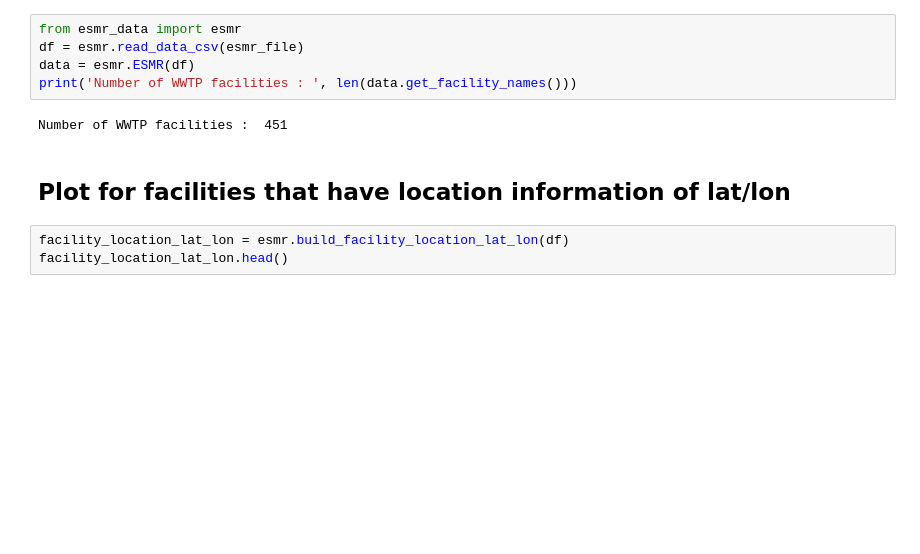
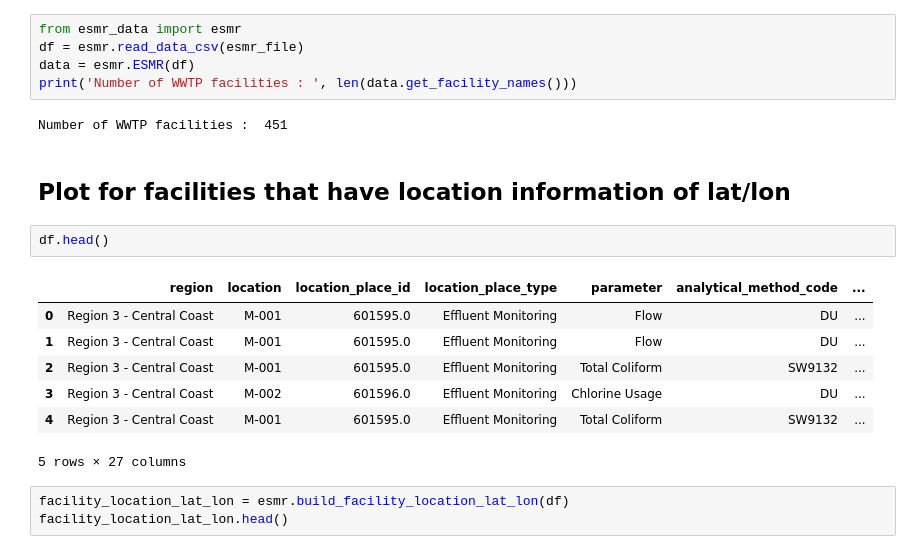
Before and after one commit to dwr-psandhu/esmr_data, a Jupyter notebook: notebooks/esmr_dashboard.ipynb, the cells around one changed output. Saved outputs shown, nothing was run; the diff lists cells and outputs as text; blank space fills up the shorter version.

```diff
--- a/notebooks/esmr_dashboard.ipynb
+++ b/notebooks/esmr_dashboard.ipynb
@@ -47,6 +47,16 @@ print('Number of WWTP facilities : ', len(data.get_facility_names()))
 Number of WWTP facilities :  451
 # %% [markdown]
 ## Plot for facilities that have location information of lat/lon
+# %%
+df.head()
+# %% [output]
+|  | region | location | location_place_id | location_place_type | parameter | analytical_method_code | ... |
+| 0 | Region 3 - Central Coast | M-001 | 601595.0 | Effluent Monitoring | Flow | DU | ... |
+| 1 | Region 3 - Central Coast | M-001 | 601595.0 | Effluent Monitoring | Flow | DU | ... |
+| 2 | Region 3 - Central Coast | M-001 | 601595.0 | Effluent Monitoring | Total Coliform | SW9132 | ... |
+| 3 | Region 3 - Central Coast | M-002 | 601596.0 | Effluent Monitoring | Chlorine Usage | DU | ... |
+| 4 | Region 3 - Central Coast | M-001 | 601595.0 | Effluent Monitoring | Total Coliform | SW9132 | ... |
+5 rows × 27 columns
 # %%
 facility_location_lat_lon = esmr.build_facility_location_lat_lon(df)
 facility_location_lat_lon.head()
```
Also changed, not shown: parts of 4 cells of this notebook.
